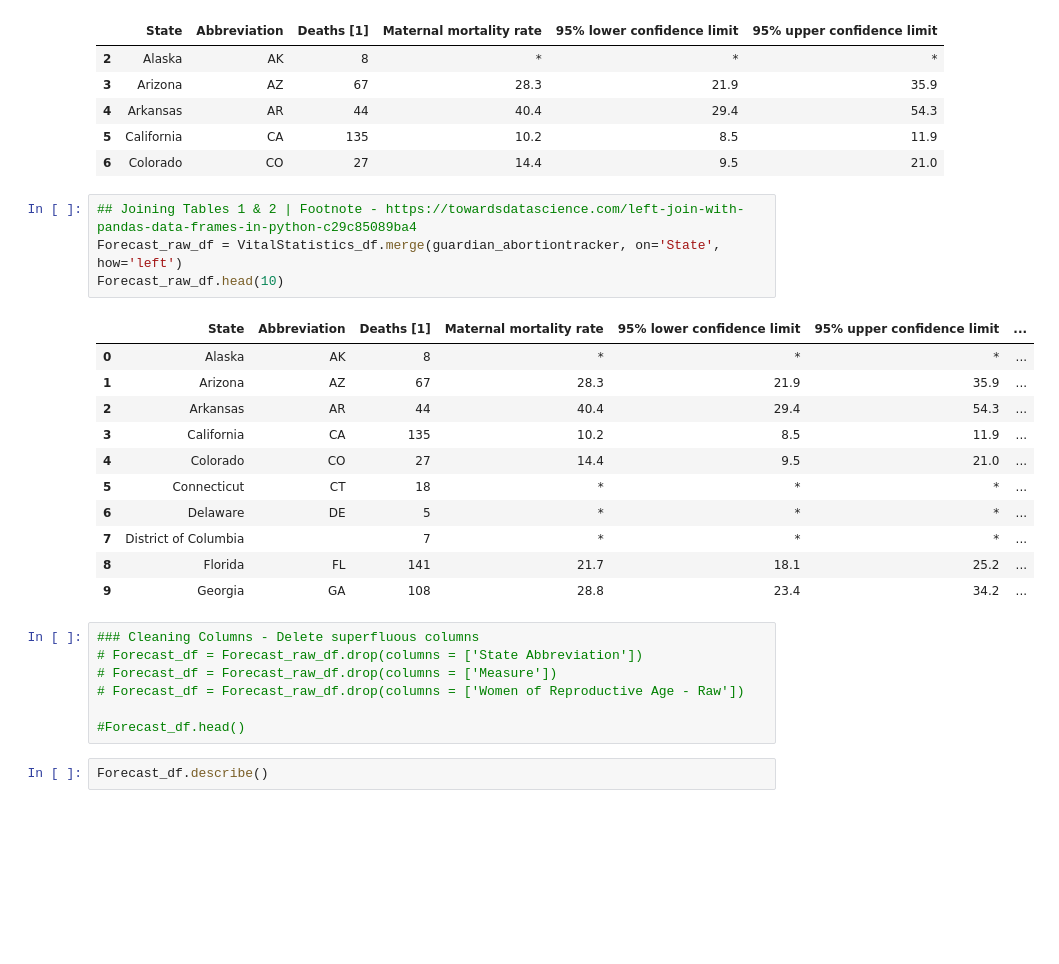
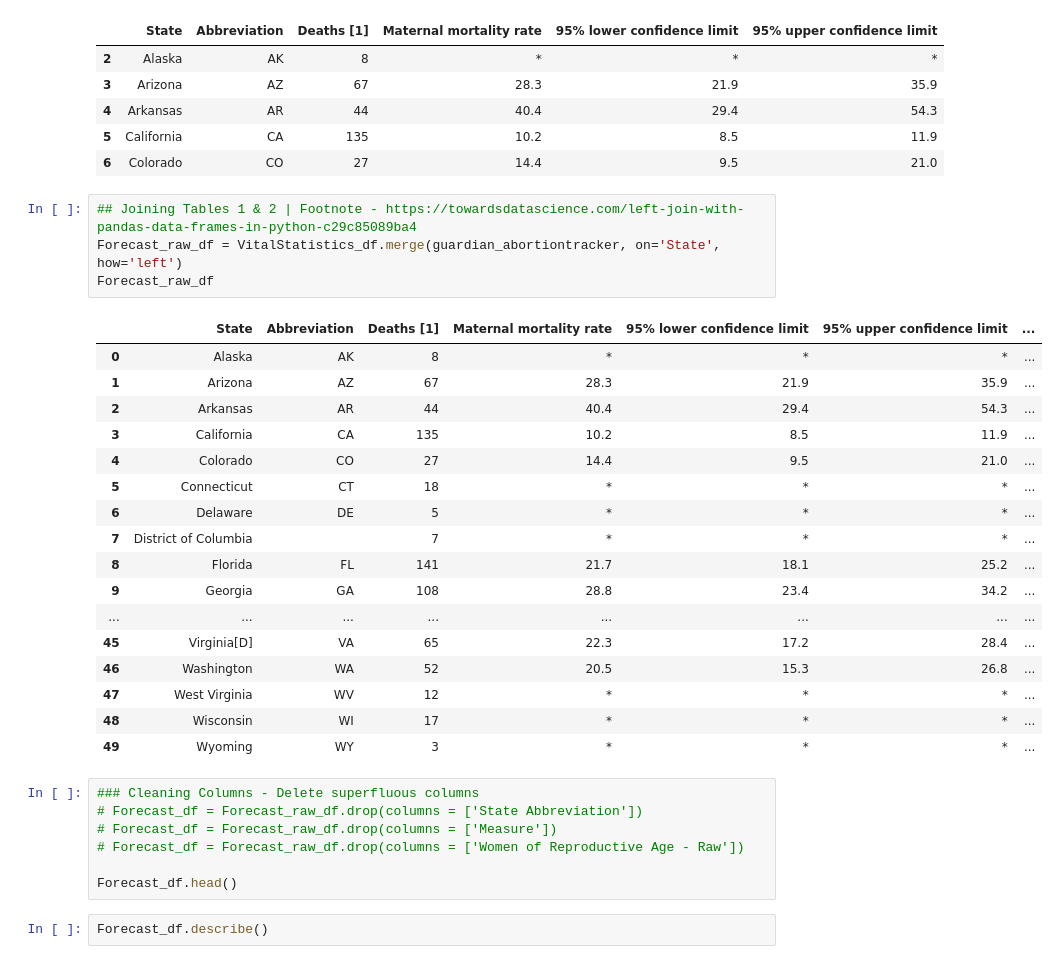
Before and after one commit to TuckerRasbury/00_MaternalMortalityandAbortionRelatedStatistics, a Jupyter notebook: 01_DataWrangling_PublicData.ipynb, the cells around one changed output. Drawn from its saved outputs; the diff is of its cells as text; blank space fills up the shorter version.

```diff
--- a/01_DataWrangling_PublicData.ipynb
+++ b/01_DataWrangling_PublicData.ipynb
@@ -259,26 +259,32 @@ VitalStatistics_df.head()
 # %%
 ## Joining Tables 1 & 2 | Footnote - https://towardsdatascience.com/left-join-with-pandas-data-frames-in-python-c29c85089ba4
 Forecast_raw_df = VitalStatistics_df.merge(guardian_abortiontracker, on='State', how='left')
-Forecast_raw_df.head(10)
+Forecast_raw_df
 # %% [output]
 |  | State | Abbreviation | Deaths [1] | Maternal mortality rate | 95% lower confidence limit | 95% upper confidence limit | ... |
 | 0 | Alaska | AK | 8 | * | * | * | ... |
 | 1 | Arizona | AZ | 67 | 28.3 | 21.9 | 35.9 | ... |
 | 2 | Arkansas | AR | 44 | 40.4 | 29.4 | 54.3 | ... |
 | 3 | California | CA | 135 | 10.2 | 8.5 | 11.9 | ... |
 | 4 | Colorado | CO | 27 | 14.4 | 9.5 | 21.0 | ... |
 | 5 | Connecticut | CT | 18 | * | * | * | ... |
 | 6 | Delaware | DE | 5 | * | * | * | ... |
 | 7 | District of Columbia |  | 7 | * | * | * | ... |
 | 8 | Florida | FL | 141 | 21.7 | 18.1 | 25.2 | ... |
 | 9 | Georgia | GA | 108 | 28.8 | 23.4 | 34.2 | ... |
+| ... | ... | ... | ... | ... | ... | ... | ... |
+| 45 | Virginia[D] | VA | 65 | 22.3 | 17.2 | 28.4 | ... |
+| 46 | Washington | WA | 52 | 20.5 | 15.3 | 26.8 | ... |
+| 47 | West Virginia | WV | 12 | * | * | * | ... |
+| 48 | Wisconsin | WI | 17 | * | * | * | ... |
+| 49 | Wyoming | WY | 3 | * | * | * | ... |
 # %%
 ### Cleaning Columns - Delete superfluous columns
 # Forecast_df = Forecast_raw_df.drop(columns = ['State Abbreviation'])
 # Forecast_df = Forecast_raw_df.drop(columns = ['Measure'])
 # Forecast_df = Forecast_raw_df.drop(columns = ['Women of Reproductive Age - Raw'])
 
-#Forecast_df.head()
+Forecast_df.head()
 # %%
 Forecast_df.describe()
 # %% [output]
```
Also changed, not shown: parts of 2 cells of this notebook.
